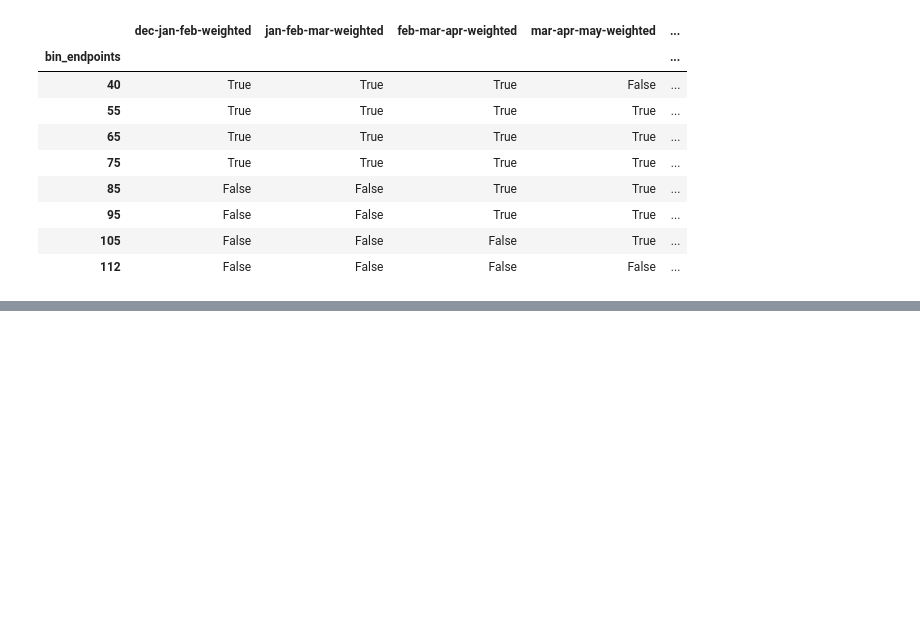
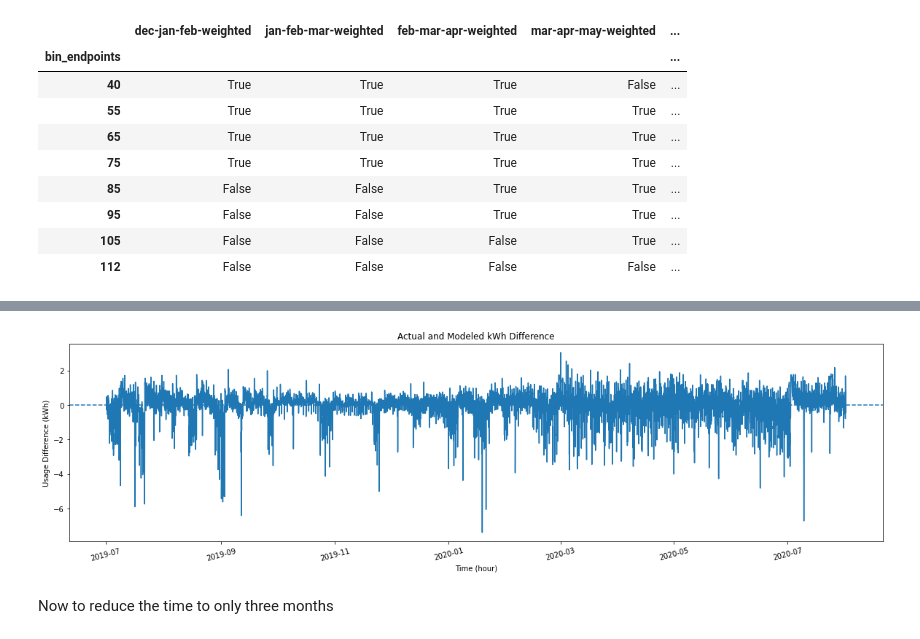
Before and after one commit to aadomingos/energyUsageInsights, a Jupyter notebook: tempNormalizedUsage.ipynb, the cells around one changed output, grey strips where cells are left out. Drawn from its saved outputs; the diff is of its cells as text; code cells hidden in the pictures; blank space fills up the shorter version.

```diff
--- a/tempNormalizedUsage.ipynb
+++ b/tempNormalizedUsage.ipynb
@@ -604,0 +417,14 @@ TypeError: ignored
+# %%
+# plot temperature for visualization
+plt.figure(figsize=(20,5))
+sns.lineplot(data=metered_savings_dataframe.metered_savings)
+plt.xticks(rotation=15)
+plt.axhline(0, ls='--')
+plt.xlabel('Time (hour)')
+plt.ylabel('Usage Difference (kWh)')
+plt.title('Actual and Modeled kWh Difference')
+plt.show()
+# %% [output]
+[figure, added]
+# %% [markdown]
+Now to reduce the time to only three months
```
Also changed, not shown: parts of 42 cells of this notebook.
